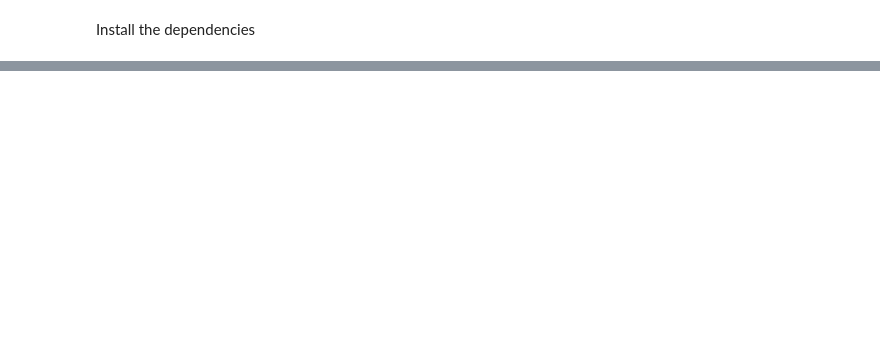
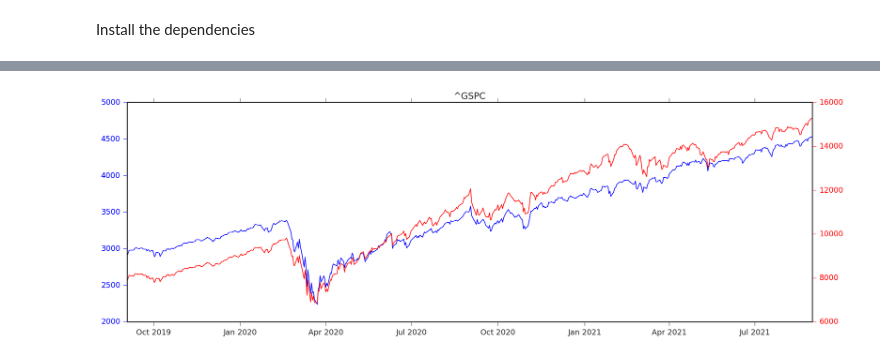
Before and after one commit to mtpalovic/The-Moving-Average-Strategy, a Jupyter notebook: personal_project.ipynb, the cells around one changed output, grey strips where cells are left out. Cells and saved outputs as stored; diff of their text form; code cells hidden in the pictures; blank space fills up the shorter version.

```diff
--- a/personal_project.ipynb
+++ b/personal_project.ipynb
@@ -24,10 +24,10 @@ from sklearn.model_selection import GridSearchCV # c, gamma parameter optimisati
 # customising matplotlib with style sheets and rcParams
 # global change, for only temporary change use "with"
 # rc stands for run commands
-plt.style.use("fivethirtyeight") # plt.style.available[:] gives list of all available stylesheets
+plt.style.use("classic") # plt.style.available[:] gives list of all available stylesheets
 plt.rcParams["font.size"] = 11
-plt.rcParams["figure.facecolor"] = "#000080"
-plt.rcParams["lines.linestyle"] = "--"
+plt.rcParams["lines.linestyle"] = "-"
+# plt.rcParams["figure.dpi"] = 500 #sharp image
 
 import warnings # ignore warnings
 warnings.filterwarnings('ignore')
@@ -189,0 +268,11 @@ gspc.dtypes # columns with "-" instead of NaNs are now objects
+# %%
+def p_twinx():
+    fig, ax = plt.subplots(1,1,figsize=(15,5), constrained_layout=True)
+    ax.plot(gspc["Date"], gspc["Adj Close"], color="blue")
+    ax.set(title="^GSPC")
+
+    ax2 = ax.twinx()
+    ax2.plot(ixic["Date"], ixic["Adj Close"], color="red")
+
+    ax.tick_params("y", colors="blue")
+    ax2.tick_params("y", colors="red")
@@ -190,3 +292,9 @@ gspc.dtypes # columns with "-" instead of NaNs are now objects
+# %%
+# used for local change only, rcParams used for global change
+with plt.style.context("seaborn-ticks"):
+    p_twinx()
+# %% [output]
+[figure, added]
 # %%
 # # high c/high gamma overfitting
 # # low c/low gamma underfitting
```
Also changed, not shown: parts of 14 cells of this notebook.
